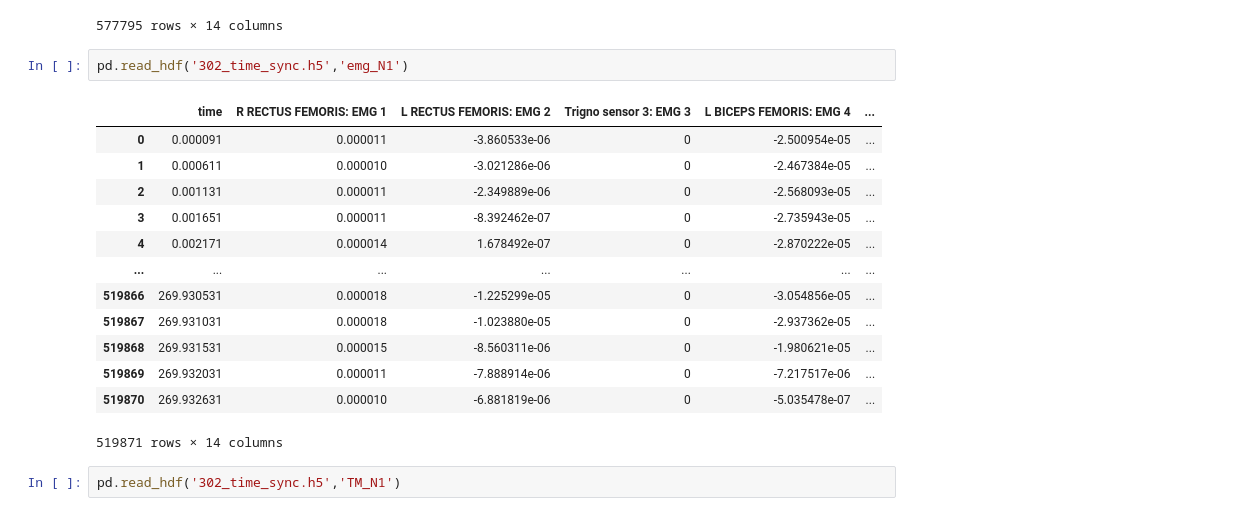
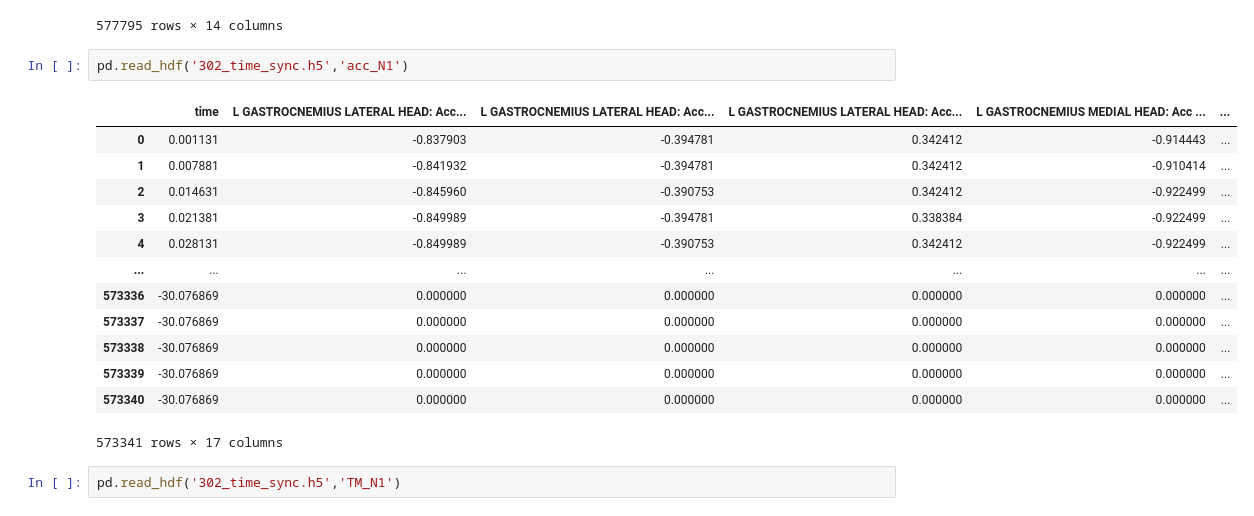
Before and after one commit to AbdulAlkurdi/anxiety_detection, a Jupyter notebook: for_ryu/OA_data_Loading.ipynb, the cells around one changed output. Drawn from its saved outputs; the diff is of its cells as text.

```diff
--- a/for_ryu/OA_data_Loading.ipynb
+++ b/for_ryu/OA_data_Loading.ipynb
@@ -329,21 +372,21 @@ pd.read_hdf('302.h5','emg_N1')
 | 577794 | 300.009500 | 0.000010 | -0.000007 | 0 | -5.035478e-07 | ... |
 577795 rows × 14 columns
 # %%
-pd.read_hdf('302_time_sync.h5','emg_N1')
+pd.read_hdf('302_time_sync.h5','acc_N1')
 # %% [output]
-|  | time | R RECTUS FEMORIS: EMG 1 | L RECTUS FEMORIS: EMG 2 | Trigno sensor 3: EMG 3 | L BICEPS FEMORIS: EMG 4 | ... |
-| 0 | 0.000091 | 0.000011 | -3.860533e-06 | 0 | -2.500954e-05 | ... |
-| 1 | 0.000611 | 0.000010 | -3.021286e-06 | 0 | -2.467384e-05 | ... |
-| 2 | 0.001131 | 0.000011 | -2.349889e-06 | 0 | -2.568093e-05 | ... |
-| 3 | 0.001651 | 0.000011 | -8.392462e-07 | 0 | -2.735943e-05 | ... |
-| 4 | 0.002171 | 0.000014 | 1.678492e-07 | 0 | -2.870222e-05 | ... |
+|  | time | L GASTROCNEMIUS LATERAL HEAD: Acc... | L GASTROCNEMIUS LATERAL HEAD: Acc... | L GASTROCNEMIUS LATERAL HEAD: Acc... | L GASTROCNEMIUS MEDIAL HEAD: Acc ... | ... |
+| 0 | 0.001131 | -0.837903 | -0.394781 | 0.342412 | -0.914443 | ... |
+| 1 | 0.007881 | -0.841932 | -0.394781 | 0.342412 | -0.910414 | ... |
+| 2 | 0.014631 | -0.845960 | -0.390753 | 0.342412 | -0.922499 | ... |
+| 3 | 0.021381 | -0.849989 | -0.394781 | 0.338384 | -0.922499 | ... |
+| 4 | 0.028131 | -0.849989 | -0.390753 | 0.342412 | -0.922499 | ... |
 | ... | ... | ... | ... | ... | ... | ... |
-| 519866 | 269.930531 | 0.000018 | -1.225299e-05 | 0 | -3.054856e-05 | ... |
-| 519867 | 269.931031 | 0.000018 | -1.023880e-05 | 0 | -2.937362e-05 | ... |
-| 519868 | 269.931531 | 0.000015 | -8.560311e-06 | 0 | -1.980621e-05 | ... |
-| 519869 | 269.932031 | 0.000011 | -7.888914e-06 | 0 | -7.217517e-06 | ... |
-| 519870 | 269.932631 | 0.000010 | -6.881819e-06 | 0 | -5.035478e-07 | ... |
+| 573336 | -30.076869 | 0.000000 | 0.000000 | 0.000000 | 0.000000 | ... |
+| 573337 | -30.076869 | 0.000000 | 0.000000 | 0.000000 | 0.000000 | ... |
+| 573338 | -30.076869 | 0.000000 | 0.000000 | 0.000000 | 0.000000 | ... |
+| 573339 | -30.076869 | 0.000000 | 0.000000 | 0.000000 | 0.000000 | ... |
+| 573340 | -30.076869 | 0.000000 | 0.000000 | 0.000000 | 0.000000 | ... |
-519871 rows × 14 columns
+573341 rows × 17 columns
 # %%
 pd.read_hdf('302_time_sync.h5','TM_N1')
 # %% [output]
```
Also changed, not shown: parts of 8 cells of this notebook.
